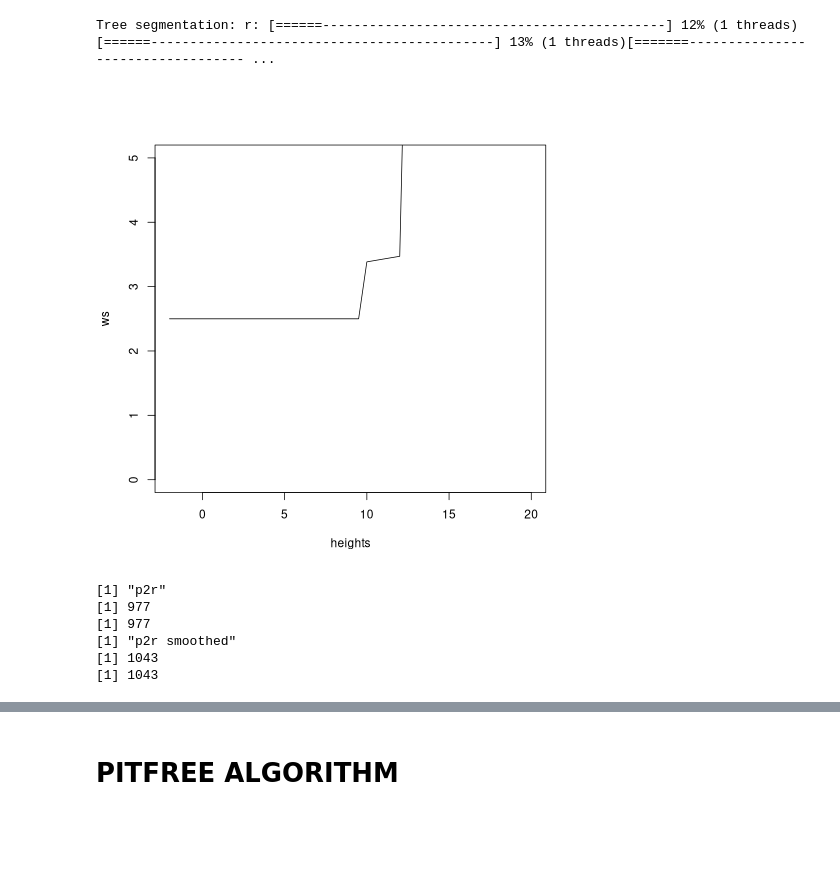
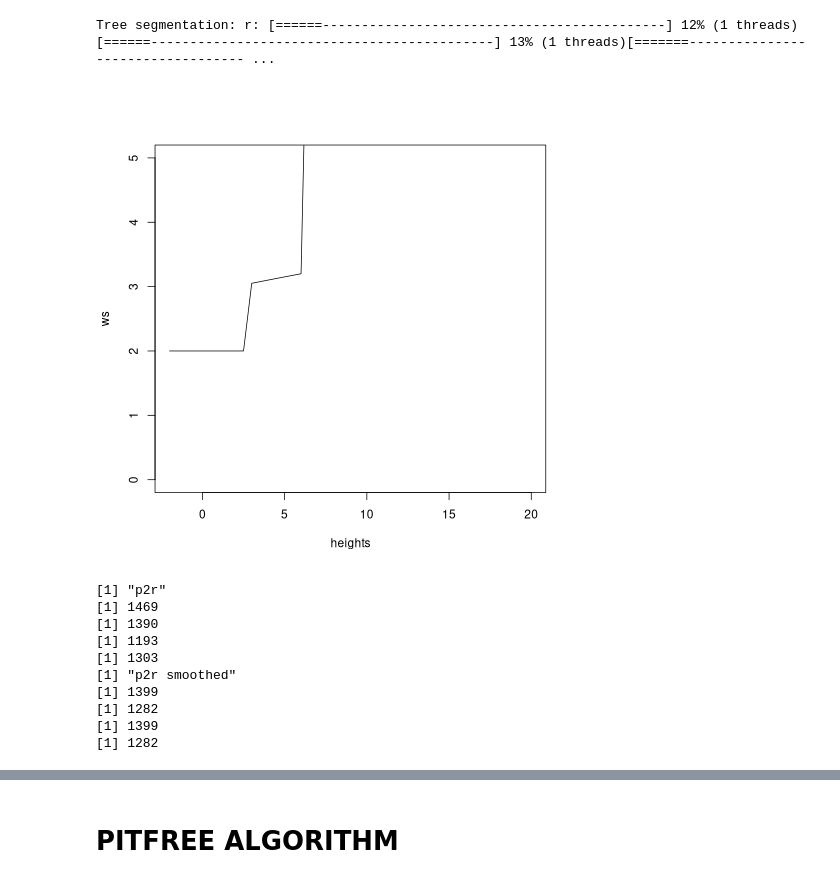
Before and after one commit to ni-be/golm_tree_analysis, a Jupyter notebook: app/app.ipynb, the cells around one changed output, grey strips where cells are left out. Saved outputs shown, nothing was run; the diff lists cells and outputs as text; code cells hidden in the pictures; blank space fills up the shorter version.

```diff
--- a/app/app.ipynb
+++ b/app/app.ipynb
@@ -137,18 +137,17 @@ chm_p2r_3_smoothed <- terra::focal(chm_p2r_3, w = kernel, fun = median, na.rm =
 # %%
 %%R
 f <- function(x) {
   y <- 2.6 * (-(exp(-0.02*(x-2)) - 1)) + 3
   y[x < 3] <- 2
-  y[x <10] <- 2.5
-  y[x > 12] <- 9
+  y[x > 6] <- 9
   return(y)
 }
 
 heights <- seq(-2,20,0.5)
 ws <- f(heights)
 plot(heights, ws, type = "l",  ylim = c(0,5))
 # %% [output]
-[figure, old version]
+[figure, new version]
 # %%
 %%R
 #P@R ORIGINAL
@@ -178,11 +177,15 @@ print(nrow(ttops_chm_p2r_2_smoothed))
 print(nrow(ttops_chm_p2r_3_smoothed))
 # %% [output]
 [1] "p2r"
-[1] 977
-[1] 977
+[1] 1469
+[1] 1390
+[1] 1193
+[1] 1303
 [1] "p2r smoothed"
-[1] 1043
-[1] 1043
+[1] 1399
+[1] 1282
+[1] 1399
+[1] 1282
 # %%
 %%R
 
```
Also changed, not shown: parts of 7 cells of this notebook.
